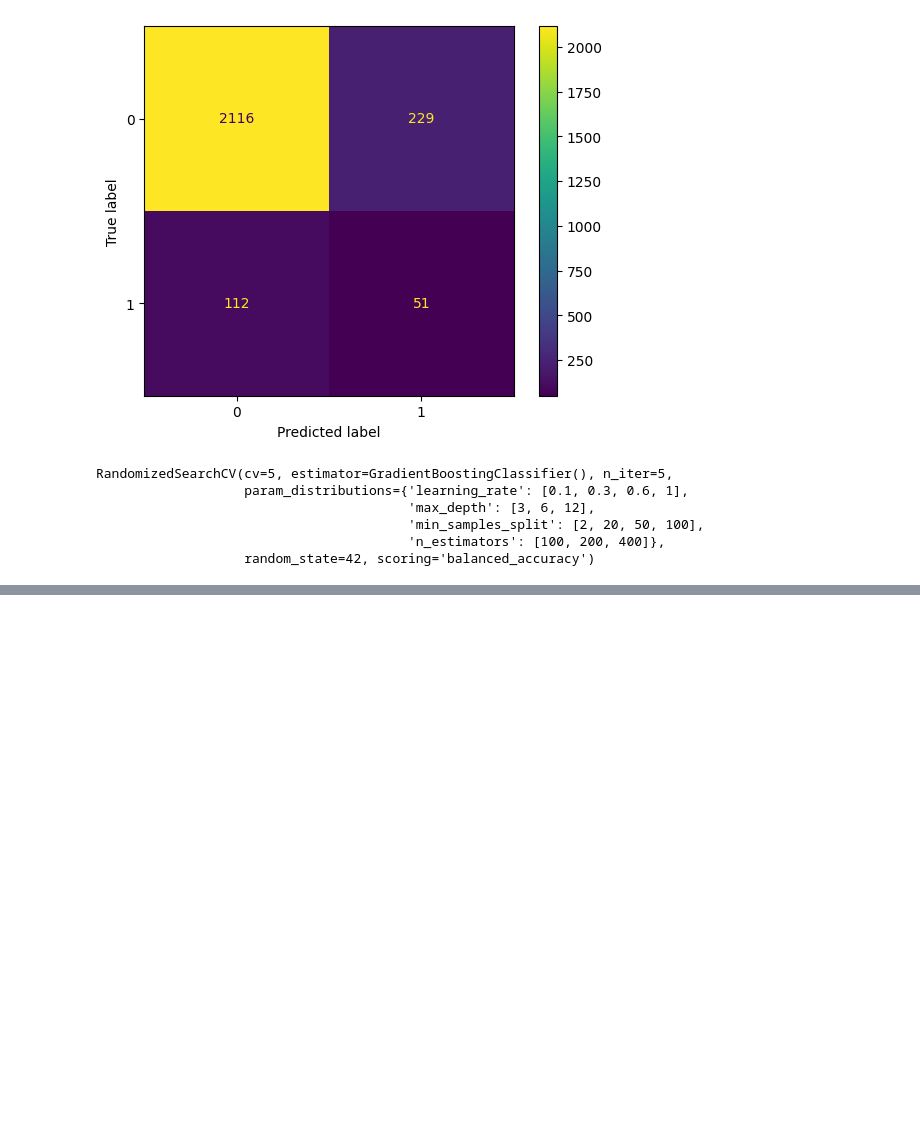
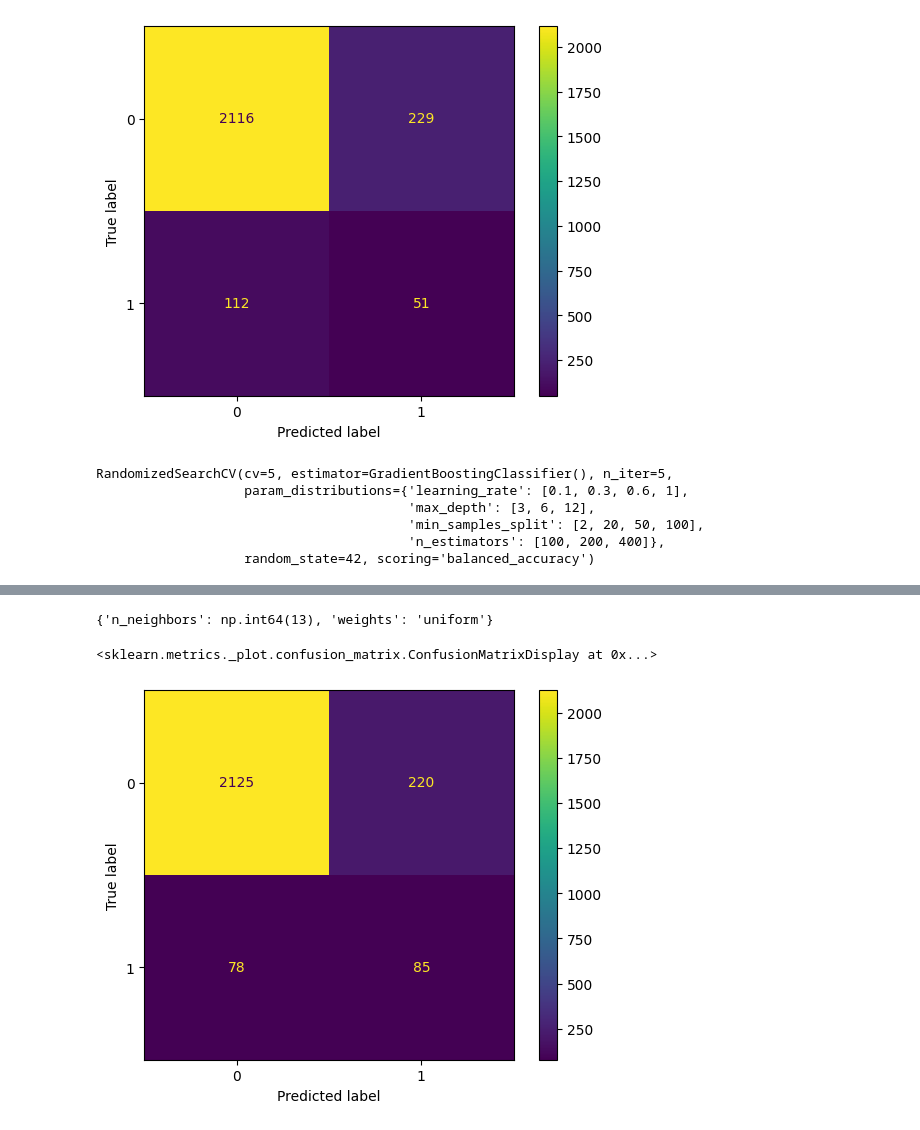
Before and after one commit to DarioRuizGon/ONLINE_DS_THEBRIDGE_DARIO, a Jupyter notebook: Sprint_12/Unidad_1/18_Practica_Obligatoria_Otros_Modelos_Supervisados.ipynb, the cells around one changed output, grey strips where cells are left out. Drawn from its saved outputs; the diff is of its cells as text; code cells hidden in the pictures; blank space fills up the shorter version.

Commit message:
Sp 12, Ud 1 después de clase

```diff
--- a/Sprint_12/Unidad_1/18_Practica_Obligatoria_Otros_Modelos_Supervisados.ipynb
+++ b/Sprint_12/Unidad_1/18_Practica_Obligatoria_Otros_Modelos_Supervisados.ipynb
@@ -882,0 +904,25 @@ c_matrix.from_predictions(y_test, pred_test)
+# %%
+clase_mayoritaria_scaled_bajomuestreo = resample(clase_mayoritaria_scaled,
+                                          replace=False,
+                                          n_samples= len(clase_minoritaria_scaled) * 2,
+                                          random_state=42)
+
+X_train_scaled_bajomuestreo = pd.concat([clase_mayoritaria_scaled_bajomuestreo, clase_minoritaria_scaled])
+y_train_scaled_bajomuestreo = pd.concat([y_train.loc[clase_mayoritaria_scaled_bajomuestreo.index], y_train.loc[clase_minoritaria_scaled.index]])
+# %%
+param_grid = {
+    "n_neighbors": np.arange(1,21),
+    "weights": ["uniform", "distance", None]
+}
+
+
+knn = KNeighborsClassifier()
+
+clf = GridSearchCV(
+    knn,
+    param_grid= param_grid,
+    cv = 5,
+    scoring= "balanced_accuracy"
+)
+
+clf.fit(X_train_scaled_bajomuestreo, y_train_scaled_bajomuestreo)
@@ -882,0 +935,7 @@ c_matrix.from_predictions(y_test, pred_test)
+# %%
+knn = clf.best_estimator_
+
+pred_train = knn.predict(X_train_scaled)
+pred_test = knn.predict(X_test_scaled)
+print(classification_report(y_train, pred_train))
+print(classification_report(y_test, pred_test))
@@ -882,0 +960,10 @@ c_matrix.from_predictions(y_test, pred_test)
+# %%
+clf.best_params_
+# %% [output]
+{'n_neighbors': np.int64(13), 'weights': 'uniform'}
+# %%
+c_matrix = ConfusionMatrixDisplay(confusion_matrix= "cm")
+c_matrix.from_predictions(y_test, pred_test)
+# %% [output]
+<sklearn.metrics._plot.confusion_matrix.ConfusionMatrixDisplay at 0x...>
+[figure, added]
```
Also changed, not shown: parts of 16 cells of this notebook.
